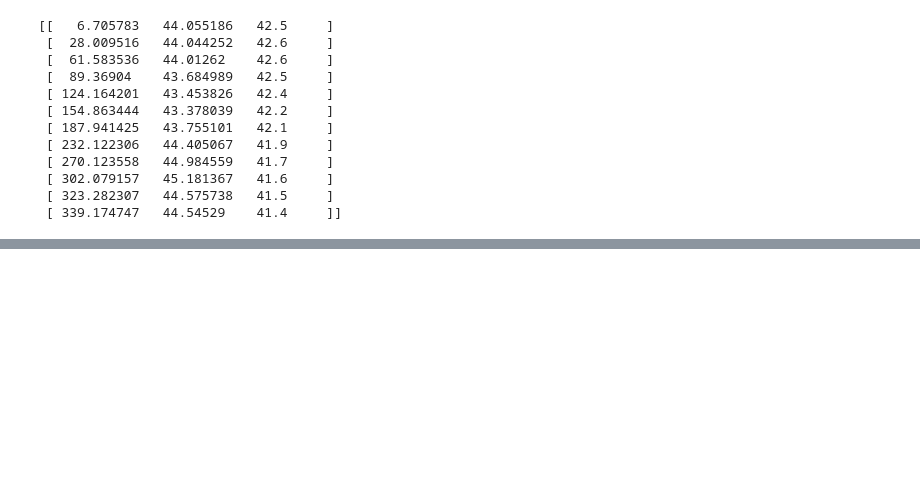
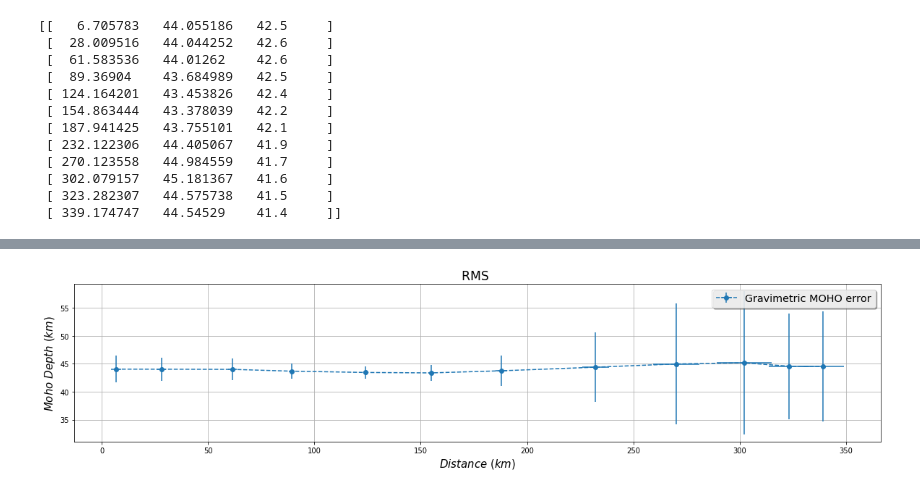
Before and after one commit to VictorCarreira/Moho_error, a Jupyter notebook: Error.ipynb, the cells around one changed output, grey strips where cells are left out. Drawn from its saved outputs; the diff is of its cells as text; code cells hidden in the pictures; blank space fills up the shorter version.

```diff
--- a/Error.ipynb
+++ b/Error.ipynb
@@ -94,0 +88,25 @@ EmptyDataError: No columns to parse from file
+# %%
+# erro do dado invertido
+x = dado[:,0]
+y = dado[:,1]
+
+# Variable error bar values
+yerr = error
+xerr = 0.1 + yerr
+
+
+plt.figure()
+plt.grid(True)
+plt.errorbar(x, y, xerr=0.01+error, yerr=error, fmt='--o' ,label='Gravimetric MOHO error')
+plt.gca().invert_yaxis()
+
+plt.title("RMS ", fontsize='xx-large')
+plt.xlabel("$Distance$ $(km)$", fontsize=15)
+plt.ylabel("$Moho$ $Depth$ $(km)$", fontsize=15)
+plt.gca().invert_yaxis()
+plt.savefig('Imagens/RMSerror.eps')
+legend = plt.legend(loc='best', shadow=True, fontsize='x-large')
+plt.show()
+plt.close()
+# %% [output]
+[figure, added]
```
Also changed, not shown: parts of 8 cells of this notebook.
